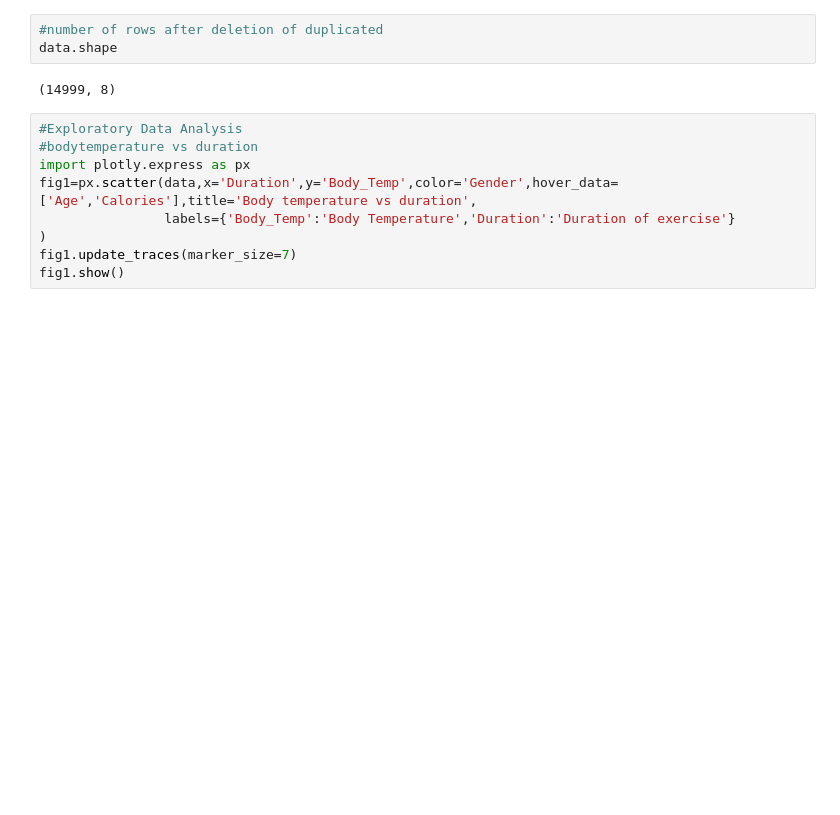
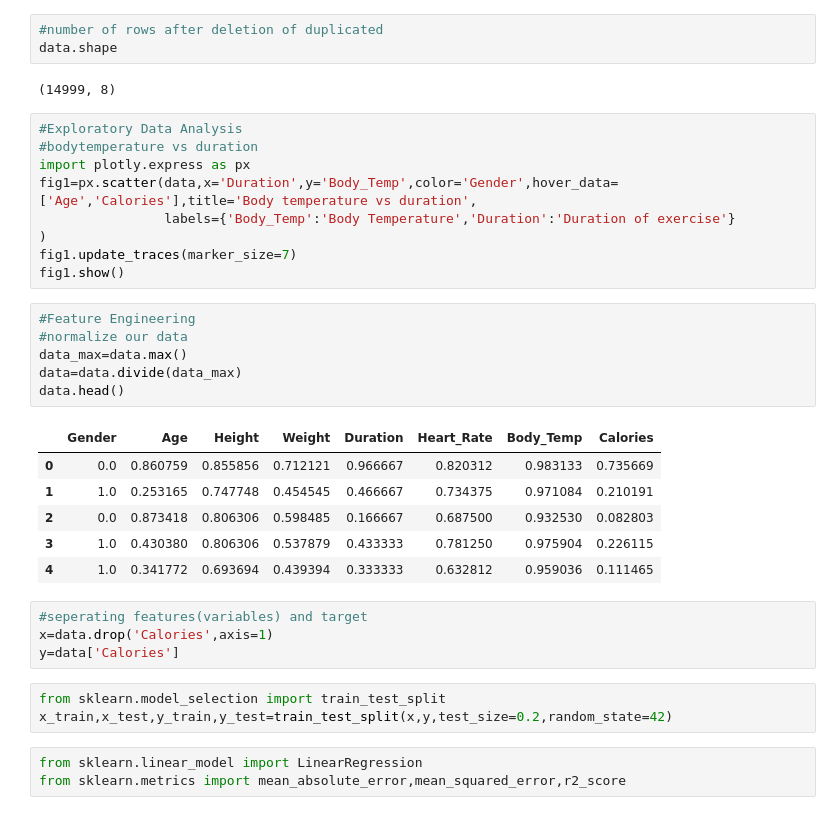
Before and after one commit to zeinababoudaher/caloriesburntprediction, a Jupyter notebook: caloriespred.ipynb, the cells around one changed output. Drawn from its saved outputs; the diff is of its cells as text; blank space fills up the shorter version.

Commit message:
train the model

```diff
--- a/caloriespred.ipynb
+++ b/caloriespred.ipynb
@@ -101,3 +101,26 @@ fig1=px.scatter(data,x='Duration',y='Body_Temp',color='Gender',hover_data=['Age'
 )
 fig1.update_traces(marker_size=7)
 fig1.show()
+# %%
+#Feature Engineering
+#normalize our data
+data_max=data.max()
+data=data.divide(data_max)
+data.head()
+# %% [output]
+|  | Gender | Age | Height | Weight | Duration | Heart_Rate | Body_Temp | Calories |
+| 0 | 0.0 | 0.860759 | 0.855856 | 0.712121 | 0.966667 | 0.820312 | 0.983133 | 0.735669 |
+| 1 | 1.0 | 0.253165 | 0.747748 | 0.454545 | 0.466667 | 0.734375 | 0.971084 | 0.210191 |
+| 2 | 0.0 | 0.873418 | 0.806306 | 0.598485 | 0.166667 | 0.687500 | 0.932530 | 0.082803 |
+| 3 | 1.0 | 0.430380 | 0.806306 | 0.537879 | 0.433333 | 0.781250 | 0.975904 | 0.226115 |
+| 4 | 1.0 | 0.341772 | 0.693694 | 0.439394 | 0.333333 | 0.632812 | 0.959036 | 0.111465 |
+# %%
+#seperating features(variables) and target
+x=data.drop('Calories',axis=1)
+y=data['Calories']
+# %%
+from sklearn.model_selection import train_test_split
+x_train,x_test,y_train,y_test=train_test_split(x,y,test_size=0.2,random_state=42)
+# %%
+from sklearn.linear_model import LinearRegression
+from sklearn.metrics import mean_absolute_error,mean_squared_error,r2_score
```
Also changed, not shown: parts of 2 cells of this notebook.
